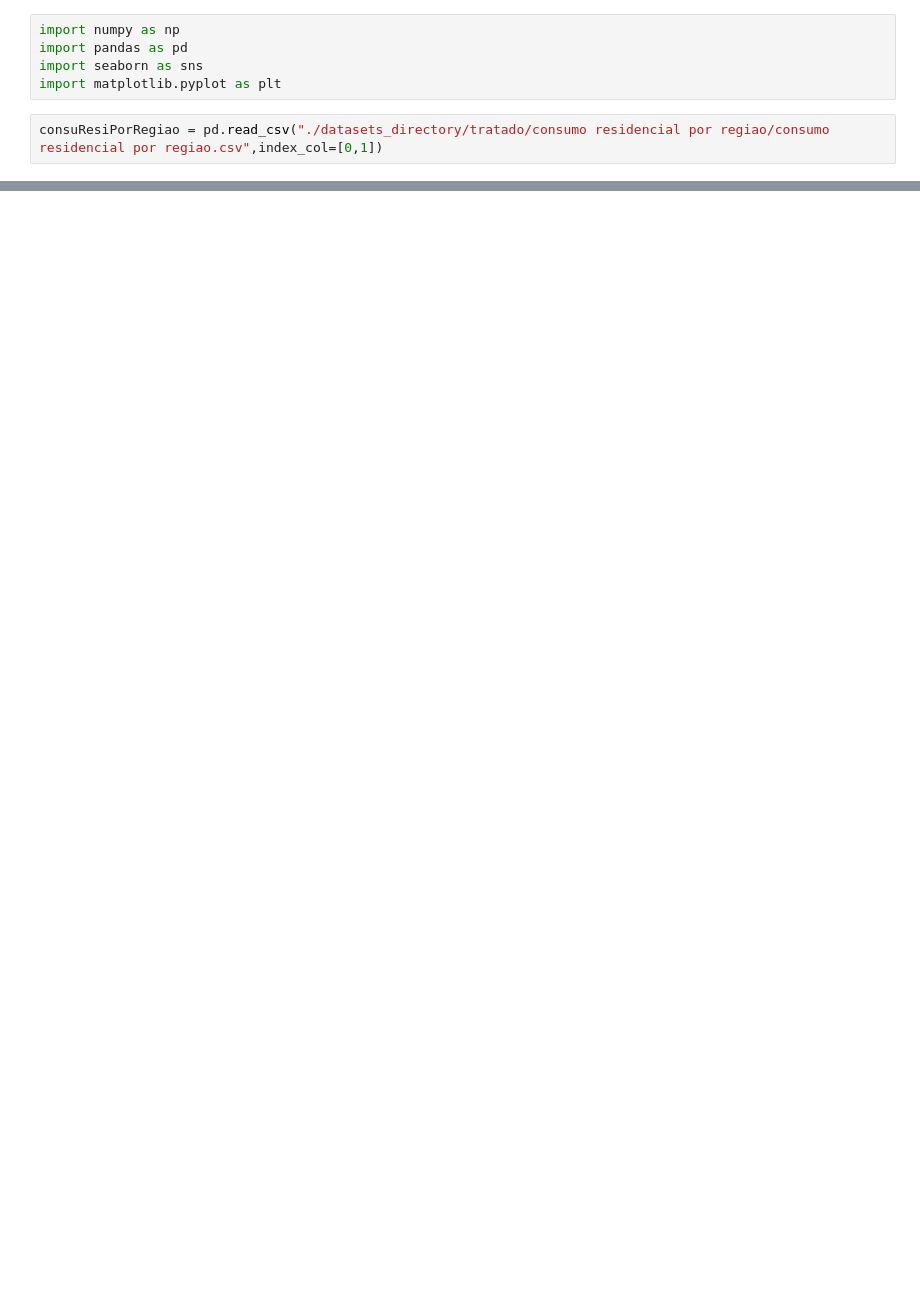
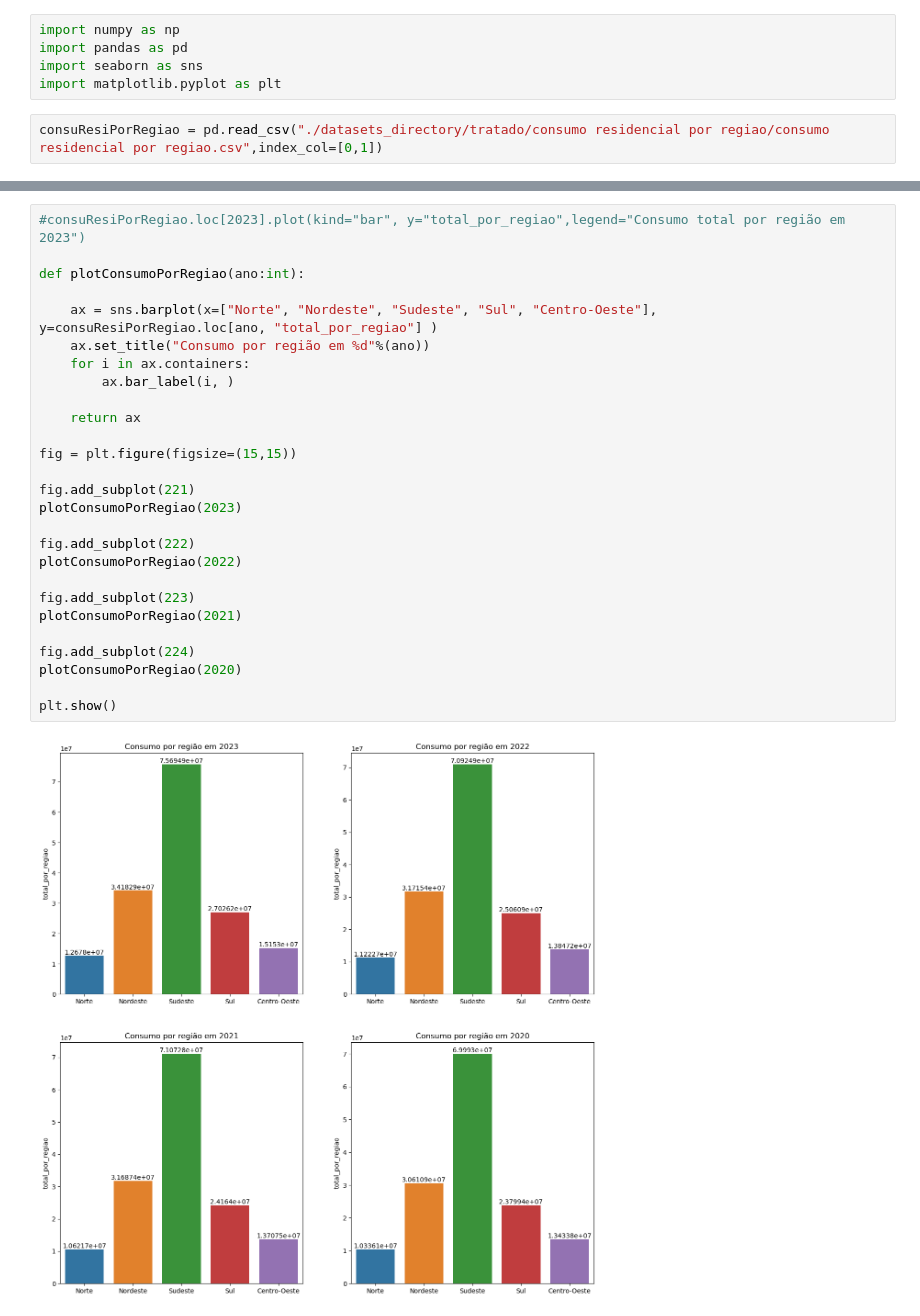
Before and after one commit to PET-Controle-e-Automacao-UESC/contas_de_energia, a Jupyter notebook: src/svm.ipynb, the cells around one changed output, grey strips where cells are left out. Saved outputs shown, nothing was run; the diff lists cells and outputs as text; blank space fills up the shorter version.

```diff
--- a/src/svm.ipynb
+++ b/src/svm.ipynb
@@ -27,0 +100,29 @@ consuResiPorRegiao.head(15)
+# %%
+#consuResiPorRegiao.loc[2023].plot(kind="bar", y="total_por_regiao",legend="Consumo total por região em 2023")
+
+def plotConsumoPorRegiao(ano:int):
+
+    ax = sns.barplot(x=["Norte", "Nordeste", "Sudeste", "Sul", "Centro-Oeste"], y=consuResiPorRegiao.loc[ano, "total_por_regiao"] )
+    ax.set_title("Consumo por região em %d"%(ano))
+    for i in ax.containers:
+        ax.bar_label(i, )
+
+    return ax
+
+fig = plt.figure(figsize=(15,15))
+
+fig.add_subplot(221)
+plotConsumoPorRegiao(2023)
+
+fig.add_subplot(222)
+plotConsumoPorRegiao(2022)
+
+fig.add_subplot(223)
+plotConsumoPorRegiao(2021)
+
+fig.add_subplot(224)
+plotConsumoPorRegiao(2020)
+
+plt.show()
+# %% [output]
+[figure, added]
```
Also changed, not shown: parts of 19 cells of this notebook, 1 other file.
